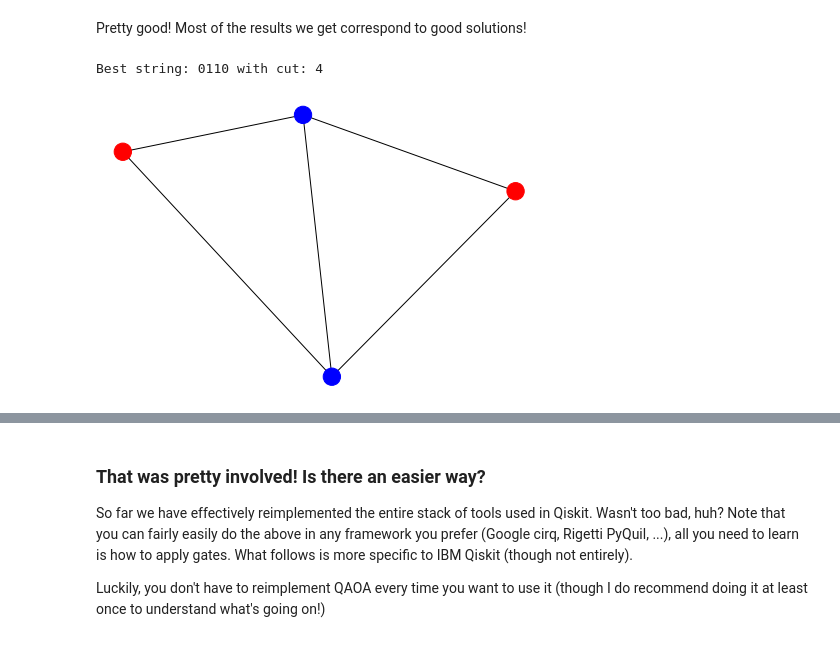
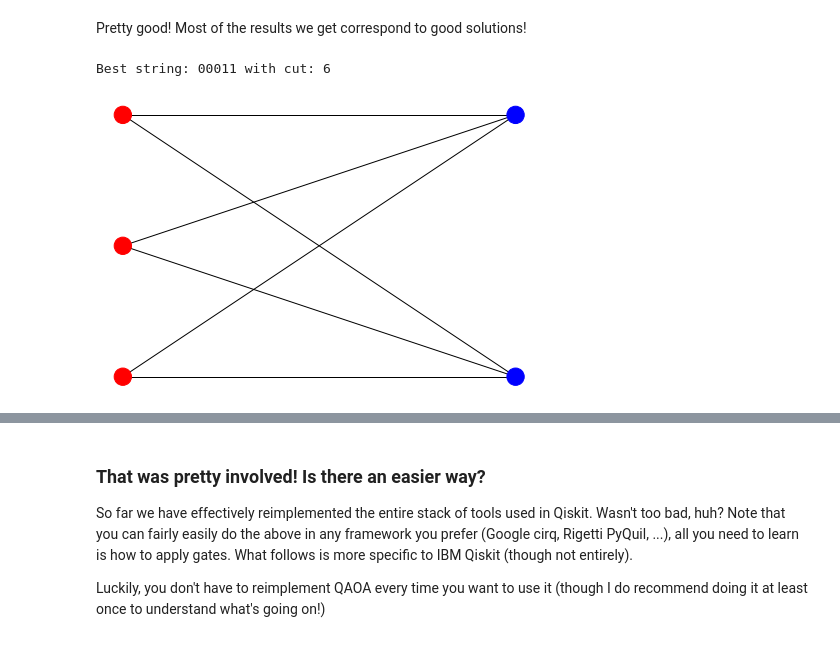
Before and after one commit to rsln-s/IEEE_QW_2020, a Jupyter notebook: Hands-on.ipynb, the cells around one changed output, grey strips where cells are left out. Cells and saved outputs as stored; diff of their text form; code cells hidden in the pictures.

```diff
--- a/Hands-on.ipynb
+++ b/Hands-on.ipynb
@@ -198,0 +206,3 @@ For the purposes of this tutorial, we will be running the circuits in simulator.
+# %%
+def invert_counts(counts):
+    return {k[::-1]:v for k, v in counts.items()}
@@ -241,30 +253,27 @@ As you remember, QAOA is a variational algorithm, so we will need a classical op
 
 We need to wrap our circuit into a black-box objective function `f` that COBYLA could optimize. Note that by convention all optimizers perform _minimization_, so we had to put a minus sign in front of our objective earlier.
 # %%
-def get_black_box_objective(G):
-    N = G.number_of_nodes()
+def get_black_box_objective(G,p):
     backend = Aer.get_backend('qasm_simulator')
     def f(theta):
         # let's assume first half is betas, second half is gammas
-        beta = theta[:N]
-        gamma = theta[N:]
+        beta = theta[:p]
+        gamma = theta[p:]
         qc = get_qaoa_circuit(G,beta, gamma)
-        counts = execute(qc, backend).result().get_counts()
+        counts = execute(qc, backend, seed_simulator=10).result().get_counts()
         # return the energy
-        return compute_maxcut_energy(counts, G)
+        return compute_maxcut_energy(invert_counts(counts), G)
     return f
 # %% [markdown]
 ### Now we can run the optimizer to get optimal parameters!
 # %%
 # p is the number of QAOA alternating operators
-p = 4
-obj = get_black_box_objective(G)
-# Lower and upper bounds: beta \in {0, pi}, gamma \in {0, 2*pi}
-lb = np.zeros(2*p)
-ub = np.hstack([np.full(p, np.pi), np.full(p, 2*np.pi)])
+p = 5
+obj = get_black_box_objective(G, p)
 
-init_point = np.random.uniform(lb, ub, 2*p)
+init_point = np.array([0.81069872, 2.2067517 , 0.83830696, 2.15579759, 0.37060699,
+       2.42068091, 6.1575306 , 2.2453419 , 3.85060091, 6.137845  ])
 # We are going to limit the number of iterations to 1000
-res = minimize(obj, init_point, method='COBYLA', options={'maxiter':1000, 'disp': True})
-res
+res_sample = minimize(obj, init_point, method='COBYLA', options={'maxiter':1000, 'disp': True})
+res_sample
 # %% [output]
@@ -279,9 +288,8 @@ res
 # %% [markdown]
 ### To get the solution strings, let's run the circuit with optimal parameters
 # %%
-optimal_theta = res['x']
-N = G.number_of_nodes()
-qc = get_qaoa_circuit(G, optimal_theta[:N], optimal_theta[N:])
-counts = execute(qc, backend).result().get_counts()
+optimal_theta = res_sample['x']
+qc = get_qaoa_circuit(G, optimal_theta[:p], optimal_theta[p:])
+counts = invert_counts(execute(qc, backend).result().get_counts())
 counts
 # %% [output]
@@ -316,11 +327,11 @@ Pretty good! Most of the results we get correspond to good solutions!
 # %%
 # get the best solution:
 best_cut, best_solution = min([(maxcut_obj(x,G),x) for x in counts.keys()], key=itemgetter(0))
 print(f"Best string: {best_solution} with cut: {-best_cut}")
 
 # color the graph nodes by part
-colors = ['r' if x == '0' else 'b' for x in best_solution]
-nx.draw(G,node_color = colors)
+colors = ['r' if best_solution[node] == '0' else 'b' for node in G]
+nx.draw(G,node_color = colors, pos=nx.bipartite_layout(G, [0,1,2]))
 # %% [output]
-Best string: 0110 with cut: 4
+Best string: 00011 with cut: 6
-[figure, old version]
+[figure, new version]
```
Also changed, not shown: parts of 34 cells of this notebook, 1 other file.
